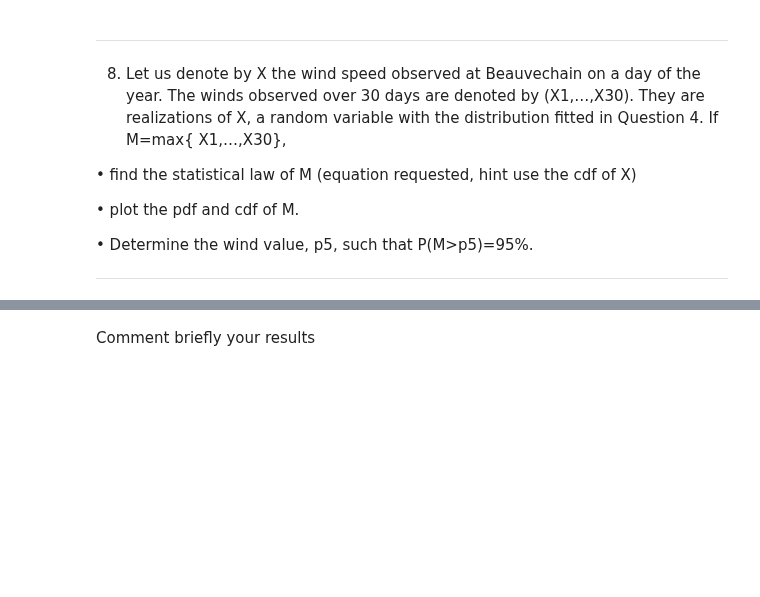
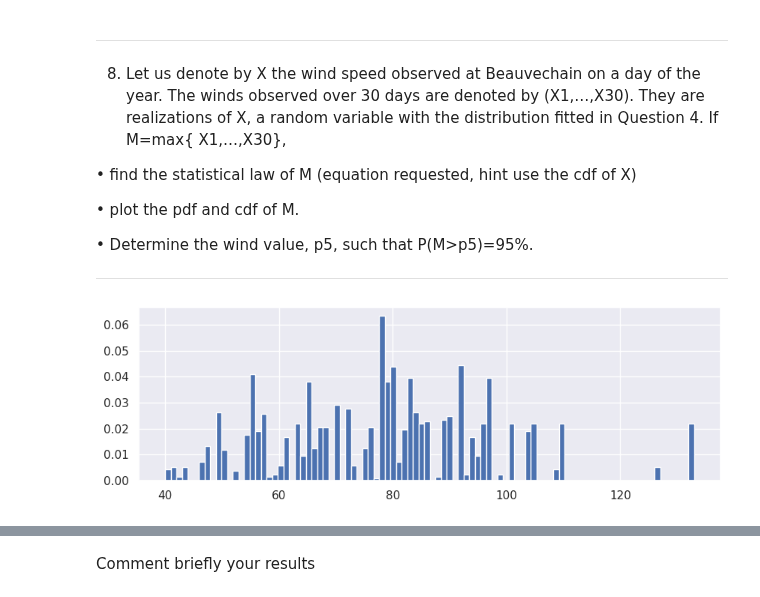
Before and after one commit to Emilevillette/LEPL1109-Hackatons, a Jupyter notebook: Hackaton 1/hack1_without_code.ipynb, the cells around one changed output, grey strips where cells are left out. Drawn from its saved outputs; the diff is of its cells as text; code cells hidden in the pictures; blank space fills up the shorter version.

```diff
--- a/Hackaton 1/hack1_without_code.ipynb
+++ b/Hackaton 1/hack1_without_code.ipynb
@@ -357,0 +362,7 @@ Beauvechain:
+# %%
+y = df_be['FG'].rolling(window=30).max()
+# %%
+plt.figure(figsize=(10, 3))
+_ = plt.hist(y, bins=int(y.max()-y.min()+1), density=True)
+# %% [output]
+[figure, added]
```
Also changed, not shown: parts of 3 cells of this notebook.
